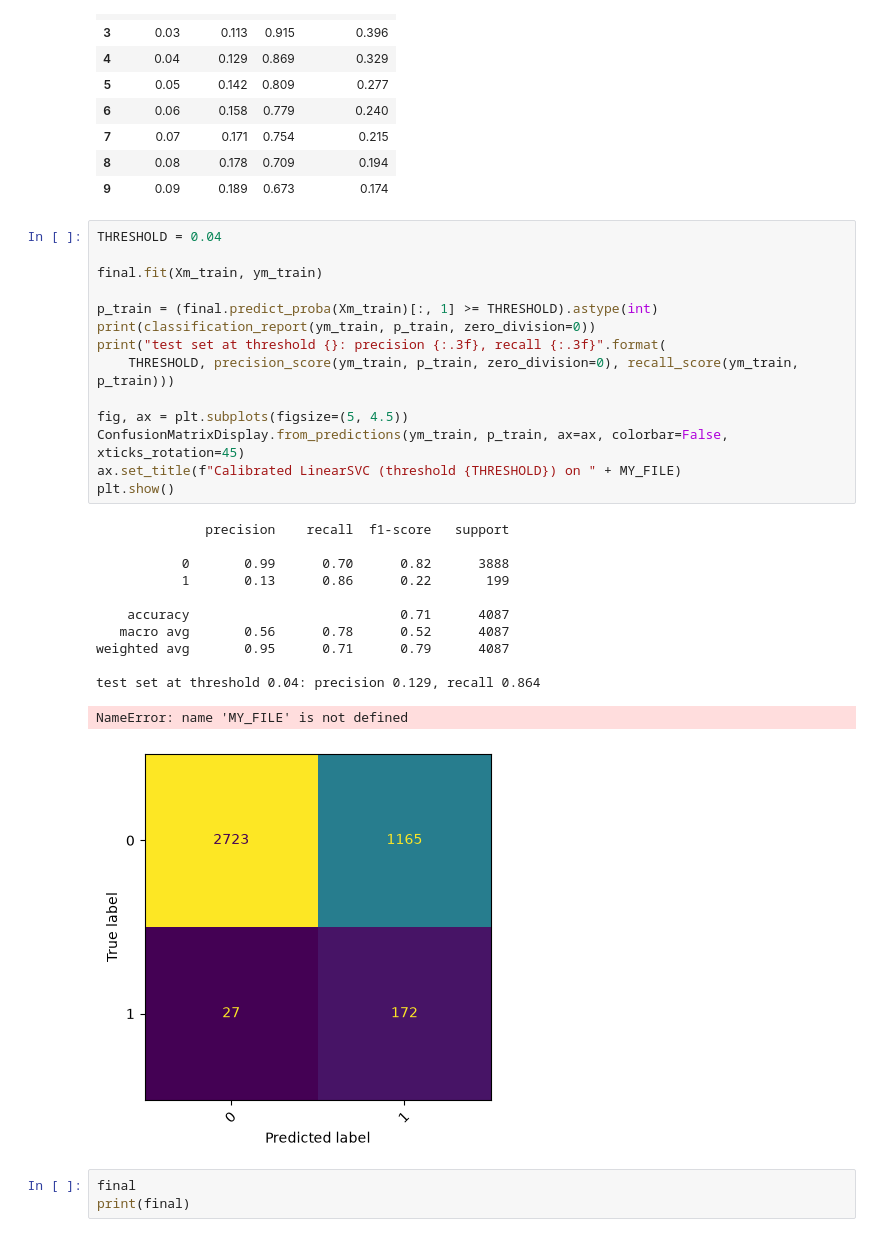
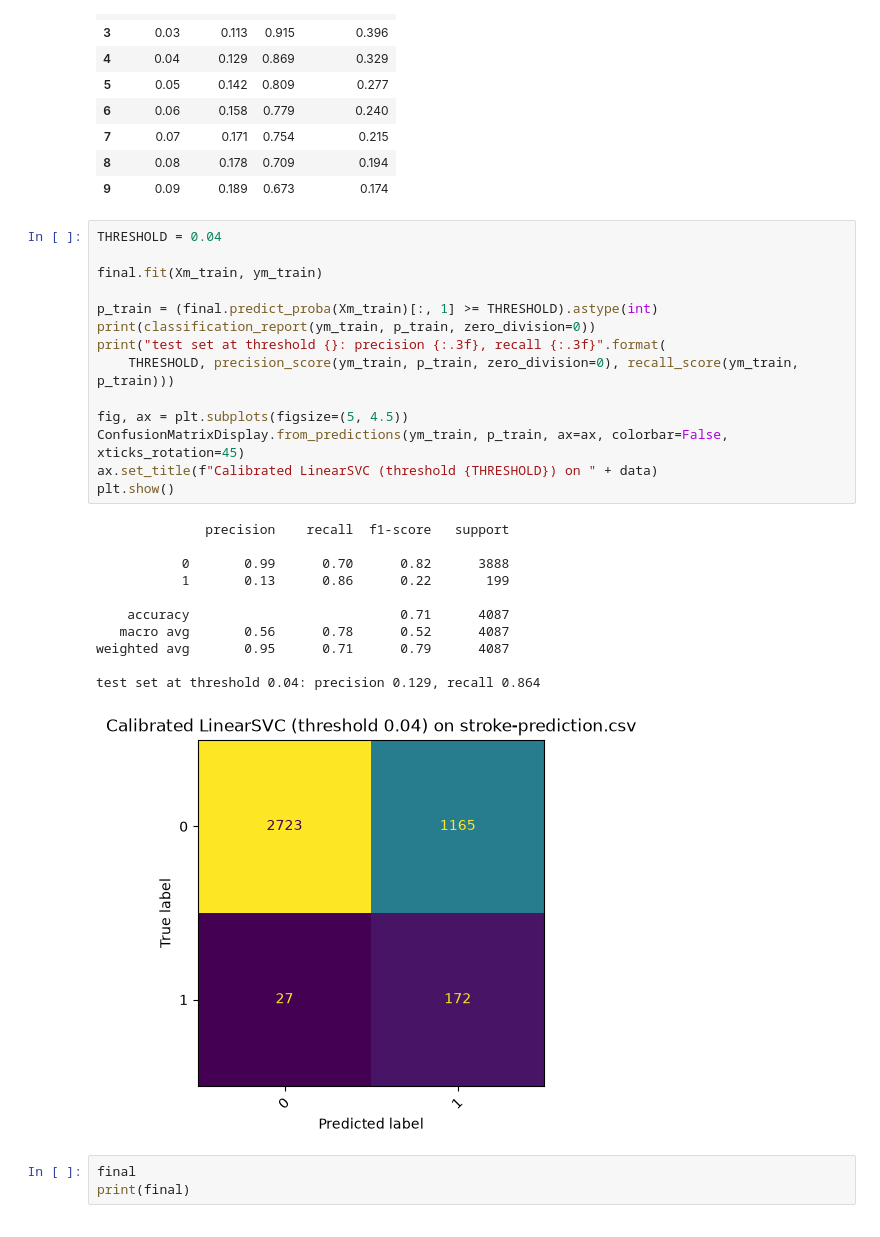
Before and after one commit to Lightfoot7/STR-E, a Jupyter notebook: SVM.ipynb, the cells around one changed output. Saved outputs shown, nothing was run; the diff lists cells and outputs as text.

```diff
--- a/SVM.ipynb
+++ b/SVM.ipynb
@@ -296,30 +296,29 @@ pd.DataFrame(rows).round(3)
 # %%
 THRESHOLD = 0.04
 
 final.fit(Xm_train, ym_train)
 
 p_train = (final.predict_proba(Xm_train)[:, 1] >= THRESHOLD).astype(int)
 print(classification_report(ym_train, p_train, zero_division=0))
 print("test set at threshold {}: precision {:.3f}, recall {:.3f}".format(
     THRESHOLD, precision_score(ym_train, p_train, zero_division=0), recall_score(ym_train, p_train)))
 
 fig, ax = plt.subplots(figsize=(5, 4.5))
 ConfusionMatrixDisplay.from_predictions(ym_train, p_train, ax=ax, colorbar=False, xticks_rotation=45)
-ax.set_title(f"Calibrated LinearSVC (threshold {THRESHOLD}) on " + MY_FILE)
+ax.set_title(f"Calibrated LinearSVC (threshold {THRESHOLD}) on " + data)
 plt.show()
 # %% [output]
               precision    recall  f1-score   support
 
            0       0.99      0.70      0.82      3888
            1       0.13      0.86      0.22       199
 
     accuracy                           0.71      4087
    macro avg       0.56      0.78      0.52      4087
 weighted avg       0.95      0.71      0.79      4087
 
 test set at threshold 0.04: precision 0.129, recall 0.864
-NameError: name 'MY_FILE' is not defined
-[figure, old version]
+[figure, new version]
 # %%
 final
 print(final)
```
